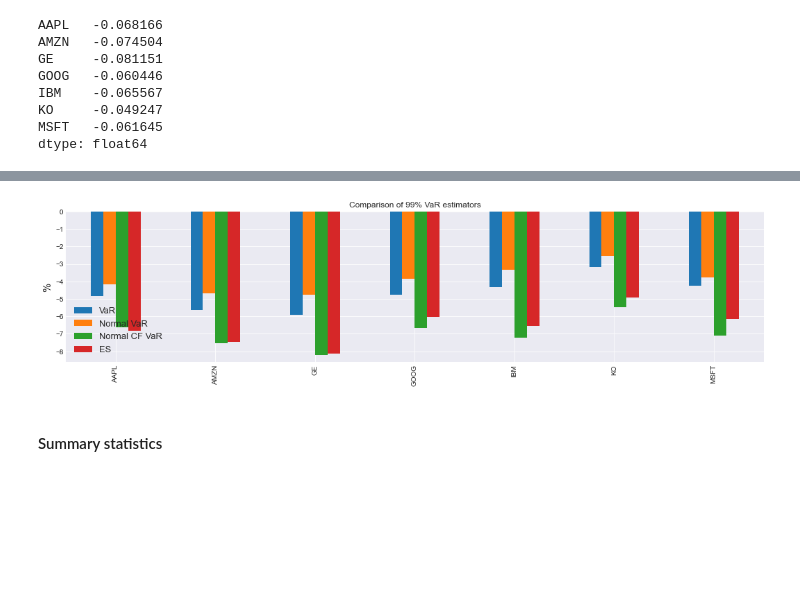
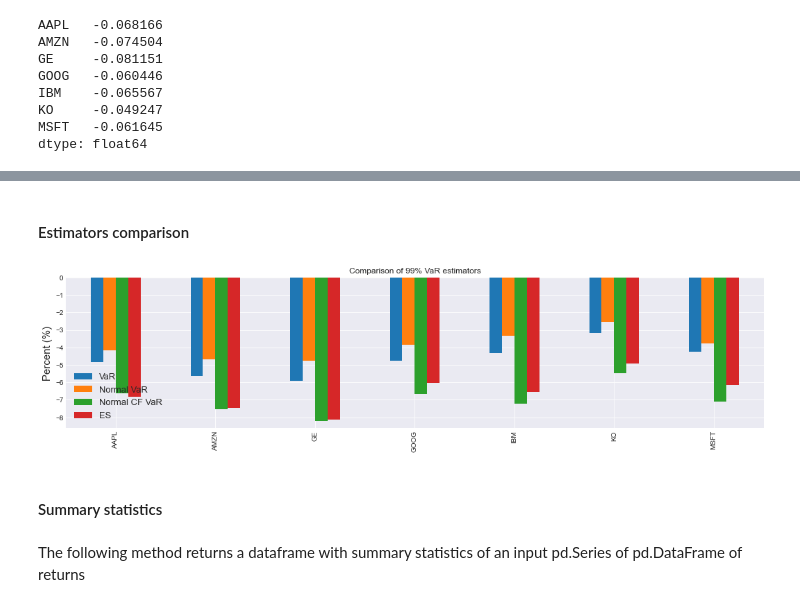
Before and after one commit to z4ir3/quant-library, a Jupyter notebook: tutorial-quant-library.ipynb, the cells around one changed output, grey strips where cells are left out. Saved outputs shown, nothing was run; the diff lists cells and outputs as text; code cells hidden in the pictures; blank space fills up the shorter version.

Commit message:
updating tutorial with estimators vars

```diff
--- a/tutorial-quant-library.ipynb
+++ b/tutorial-quant-library.ipynb
@@ -519,18 +533,22 @@ Comparison
+# %% [markdown]
+#### Estimators comparison
 # %%
 VaRs = pd.DataFrame({"VaR": ql.var(rets, CL=CL),
                      "Normal VaR": ql.var_normal(rets, CL=CL, cf=False),
                      "Normal CF VaR": ql.var_normal(rets, CL=CL, cf=True),
                      "ES": ql.es(rets, CL=CL)})
 
 title = f"Comparison of {CL*100:.0f}% VaR estimators"
 (VaRs * 100).plot.bar(figsize=(18,4), grid=True, title=title)
-plt.ylabel("%", fontsize=15)
+plt.ylabel("Percent (%)", fontsize=15)
 plt.legend(fontsize=13)
 plt.show()
 # %% [output]
-[figure, old version]
+[figure, new version]
 # %% [markdown]
 #### Summary statistics
+# %% [markdown]
+The following method returns a dataframe with summary statistics of an input pd.Series of pd.DataFrame of returns
 # %%
 ql.summary_stats(rets, CL=CL)
 # %% [output]
```
Also changed, not shown: parts of 11 cells of this notebook.
